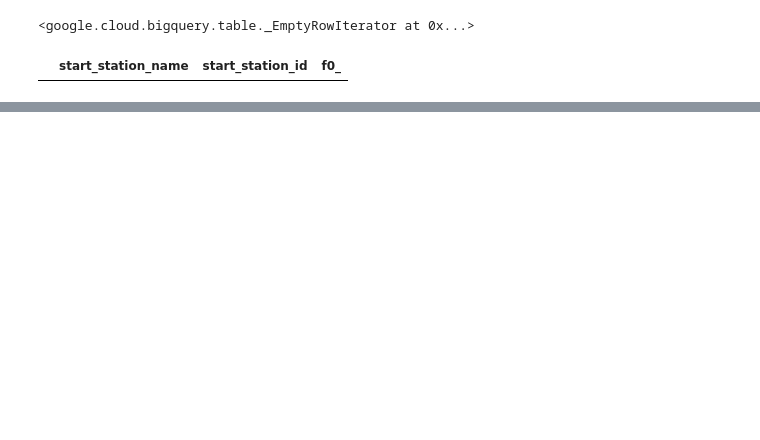
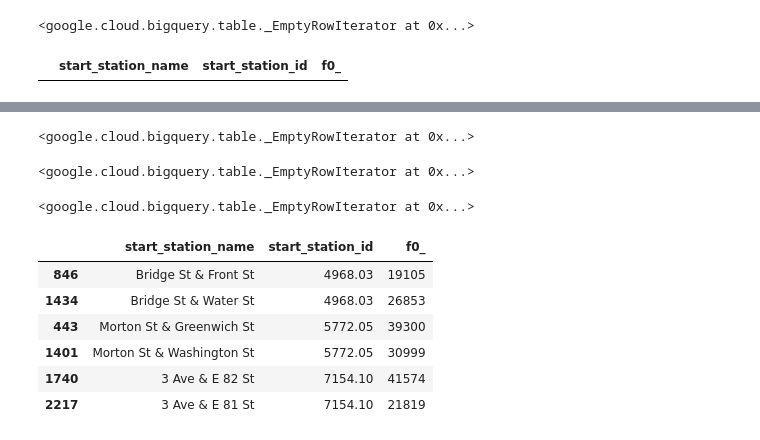
Before and after one commit to olshevskaa/citibike-nyc, a Jupyter notebook: notebooks/citibike.ipynb, the cells around one changed output, grey strips where cells are left out. Drawn from its saved outputs; the diff is of its cells as text; code cells hidden in the pictures; blank space fills up the shorter version.

```diff
--- a/notebooks/citibike.ipynb
+++ b/notebooks/citibike.ipynb
@@ -168,0 +236,66 @@ df
+# %%
+convert_names = {
+    'West': 'W',
+    'Fort': 'Ft',
+    'Av': 'Ave',
+    'Ichan Stadium': 'Icahn Stadium'
+}
+
+sql_expr = "start_station_name"
+for old, new in convert_names.items():
+    sql_expr = f"REGEXP_REPLACE({sql_expr}, r'\\b{old}\\b', '{new}')"
+
+query = f"""
+    UPDATE {cleaned_table_ref}
+    SET start_station_name = {sql_expr}
+    WHERE TRUE
+"""
+
+job = client.query(query)
+job.result()
+# %% [output]
+<google.cloud.bigquery.table._EmptyRowIterator at 0x...>
+# %%
+pattern = r'\\t'
+
+query = f"""
+    UPDATE {cleaned_table_ref}
+    SET start_station_name = REGEXP_REPLACE(start_station_name, r'{pattern}', ' ')
+    WHERE REGEXP_CONTAINS(start_station_name, r'{pattern}')
+"""
+
+job = client.query(query)
+job.result()
+# %% [output]
+<google.cloud.bigquery.table._EmptyRowIterator at 0x...>
+# %%
+pattern = r'(\d+)(st|nd|rd|th)\b'
+replace = r'\1'
+
+query = f"""
+    UPDATE {cleaned_table_ref}
+    SET start_station_id = REGEXP_REPLACE(start_station_name, r'{pattern}', r'{replace}')
+    WHERE REGEXP_CONTAINS(start_station_name, r'{pattern}')
+"""
+
+job = client.query(query)
+job.result()
+# %% [output]
+<google.cloud.bigquery.table._EmptyRowIterator at 0x...>
+# %%
+query = f"""
+    SELECT start_station_name, start_station_id, COUNT(*)
+    FROM {cleaned_table_ref}
+    GROUP BY start_station_name, start_station_id
+"""
+
+df = client.query(query).to_dataframe()
+df[df['start_station_id'].duplicated(keep=False)].sort_values(by='start_station_id')
+# %% [output]
+|  | start_station_name | start_station_id | f0_ |
+| 846 | Bridge St & Front St | 4968.03 | 19105 |
+| 1434 | Bridge St & Water St | 4968.03 | 26853 |
+| 443 | Morton St & Greenwich St | 5772.05 | 39300 |
+| 1401 | Morton St & Washington St | 5772.05 | 30999 |
+| 1740 | 3 Ave & E 82 St | 7154.10 | 41574 |
+| 2217 | 3 Ave & E 81 St | 7154.10 | 21819 |
```
Also changed, not shown: parts of 10 cells of this notebook.
